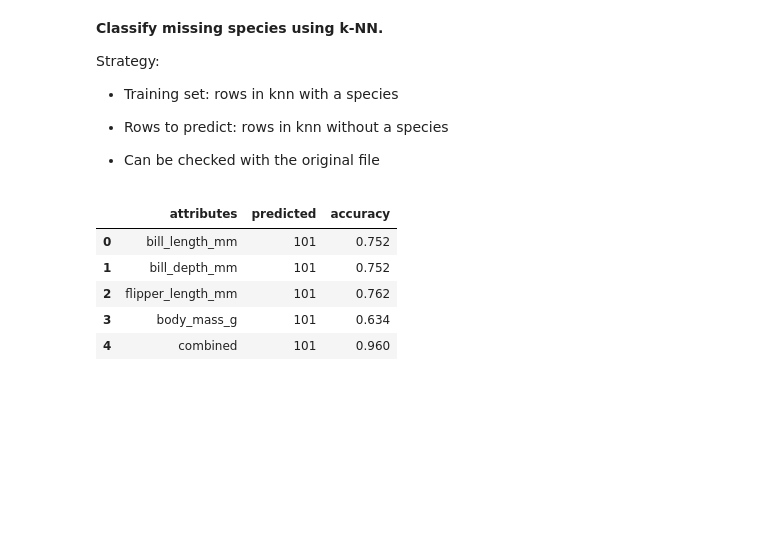
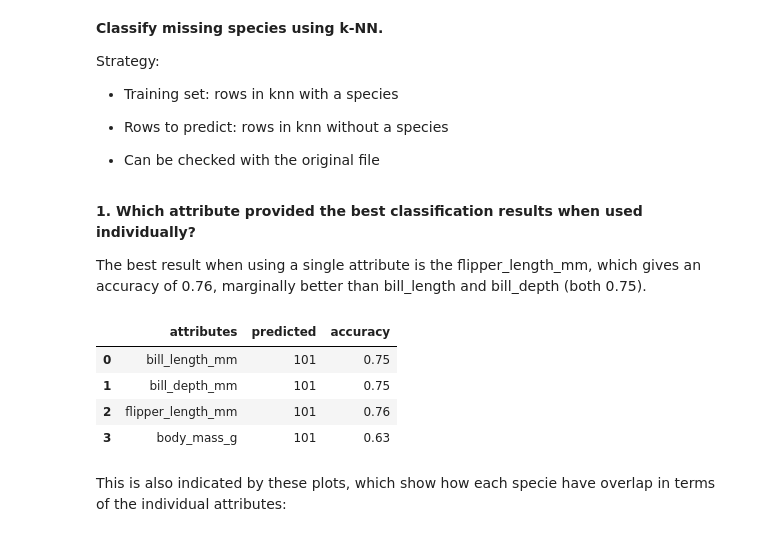
Before and after one commit to hellyhornbek/dmml-group-project, a Jupyter notebook: Assignment 01/Exercises/Exercise 07.02 (Assignment #01).ipynb, the cells around one changed output. Drawn from its saved outputs; the diff is of its cells as text; code cells hidden in the pictures; blank space fills up the shorter version.

```diff
--- a/Assignment 01/Exercises/Exercise 07.02 (Assignment #01).ipynb
+++ b/Assignment 01/Exercises/Exercise 07.02 (Assignment #01).ipynb
@@ -203,22 +201,3 @@ plt.show()
-# %%
-from sklearn.inspection import DecisionBoundaryDisplay
-
-models = {
-    "Logistic": LogisticRegression(max_iter=1000),
-    "k-NN": KNeighborsClassifier(n_neighbors=5),
-    "Tree": DecisionTreeClassifier(max_depth=3, random_state=42),
-    "Naive Bayes": GaussianNB() }
-
-fig, axes = plt.subplots(1, 4, figsize=(16, 4))
-
-for ax, (name, clf) in zip(axes, models.items()):
-    clf.fit(X2, y) # Only two features.
-    DecisionBoundaryDisplay.from_estimator(
-    clf, X2, ax=ax, alpha=0.3, response_method="predict"
-)
-
-ax.scatter(X2[:, 0], X2[:, 1], c=y, s=14, edgecolor="white")
-ax.set_title(name)
 # %% [markdown]
 <h2>Exercise 07.02. </h2>
 
@@ -269,19 +248,25 @@ def knn_predict(cols, k): #k must be uneven (we can not have a draw)
 def evaluate(pred):
     true = original.loc[pred.index, "species"]
     return accuracy_score(true, pred)
+# %% [markdown]
+**1. Which attribute provided the best classification results when used individually?**
+
+The best result when using a single attribute is the flipper_length_mm, which gives an accuracy of 0.76,
+marginally better than bill_length and bill_depth (both 0.75).
 # %%
 rows = []
-for name, cols in [(f, [f]) for f in features] + [("combined", features)]:
+for name, cols in [(f, [f]) for f in features]:
     pred = knn_predict(cols, k=5)
     rows.append({"attributes": name,
                  "predicted": len(pred),
-                 "accuracy": round(evaluate(pred), 3)})
+                 "accuracy": round(evaluate(pred), 2)})
 
 pd.DataFrame(rows)
 # %% [output]
 |  | attributes | predicted | accuracy |
-| 0 | bill_length_mm | 101 | 0.752 |
-| 1 | bill_depth_mm | 101 | 0.752 |
-| 2 | flipper_length_mm | 101 | 0.762 |
-| 3 | body_mass_g | 101 | 0.634 |
-| 4 | combined | 101 | 0.960 |
+| 0 | bill_length_mm | 101 | 0.75 |
+| 1 | bill_depth_mm | 101 | 0.75 |
+| 2 | flipper_length_mm | 101 | 0.76 |
+| 3 | body_mass_g | 101 | 0.63 |
+# %% [markdown]
+This is also indicated by these plots, which show how each specie have overlap in terms of the individual attributes:
```
Also changed, not shown: parts of 6 cells of this notebook.
